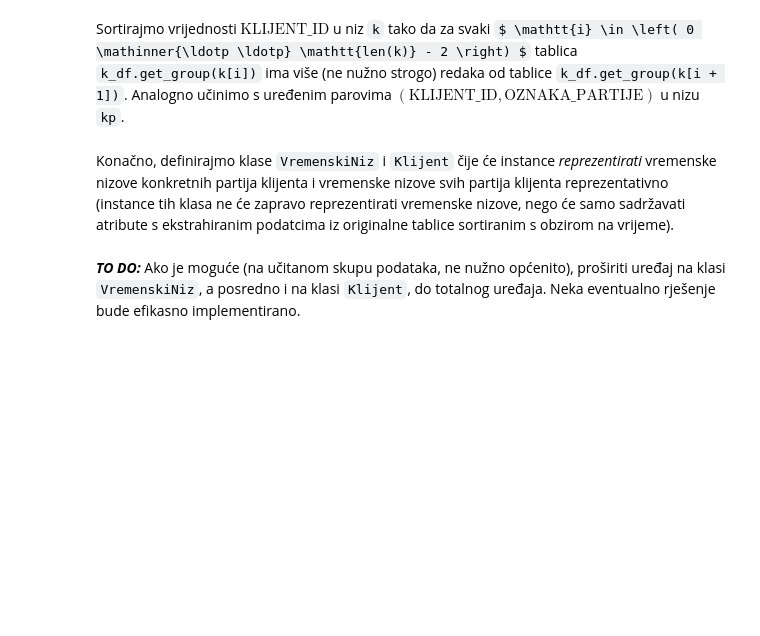
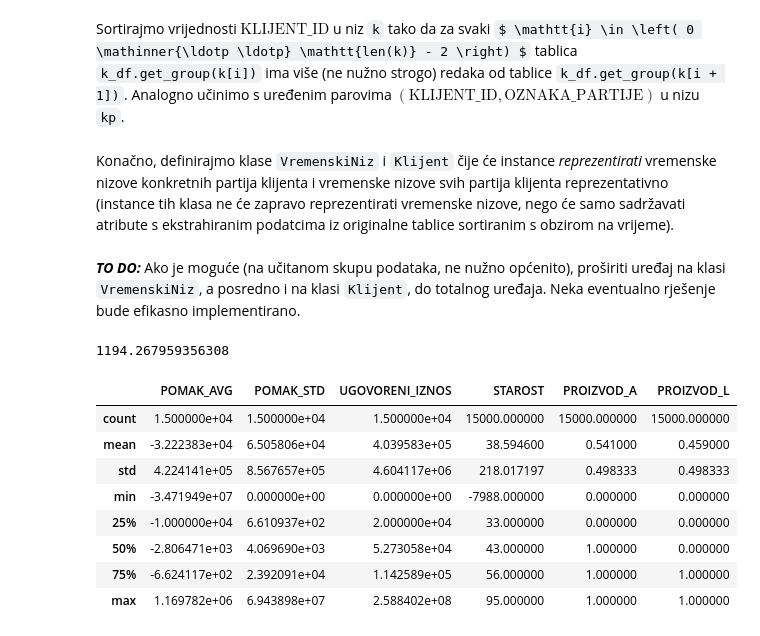
Before and after one commit to DavorPenzar/mozgalo, a Jupyter notebook: Observatorium.ipynb, the cells around one changed output. Cells and saved outputs as stored; diff of their text form; code cells hidden in the pictures; some formulas as TeX source; blank space fills up the shorter version.

```diff
--- a/Observatorium.ipynb
+++ b/Observatorium.ipynb
@@ -1046,0 +1158,22 @@ class Klijent (object):
+# %%
+t0 = time.time()
+feat_df = prvi_feat_ing(
+    [(kp_x, kp_df.get_group(tuple(kp_x))) for kp_x in kp[choice_idx]]
+)
+t1 = time.time()
+
+print(float(t1 - t0))
+# %% [output]
+1194.267959356308
+# %%
+feat_df.describe()
+# %% [output]
+|  | POMAK_AVG | POMAK_STD | UGOVORENI_IZNOS | STAROST | PROIZVOD_A | PROIZVOD_L |
+| count | 1.500000e+04 | 1.500000e+04 | 1.500000e+04 | 15000.000000 | 15000.000000 | 15000.000000 |
+| mean | -3.222383e+04 | 6.505806e+04 | 4.039583e+05 | 38.594600 | 0.541000 | 0.459000 |
+| std | 4.224141e+05 | 8.567657e+05 | 4.604117e+06 | 218.017197 | 0.498333 | 0.498333 |
+| min | -3.471949e+07 | 0.000000e+00 | 0.000000e+00 | -7988.000000 | 0.000000 | 0.000000 |
+| 25% | -1.000000e+04 | 6.610937e+02 | 2.000000e+04 | 33.000000 | 0.000000 | 0.000000 |
+| 50% | -2.806471e+03 | 4.069690e+03 | 5.273058e+04 | 43.000000 | 1.000000 | 0.000000 |
+| 75% | -6.624117e+02 | 2.392091e+04 | 1.142589e+05 | 56.000000 | 1.000000 | 1.000000 |
+| max | 1.169782e+06 | 6.943898e+07 | 2.588402e+08 | 95.000000 | 1.000000 | 1.000000 |
```
Also changed, not shown: parts of 11 cells of this notebook.
